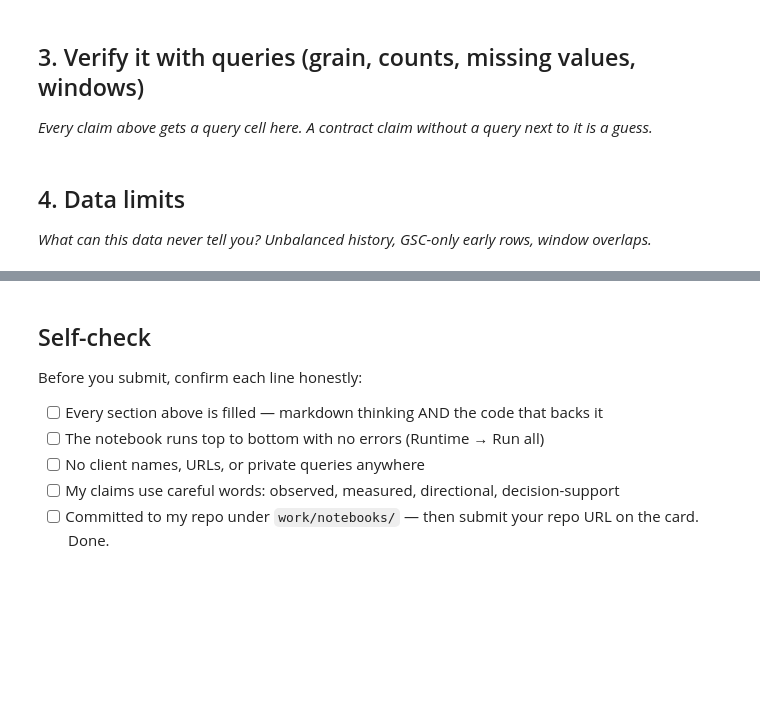
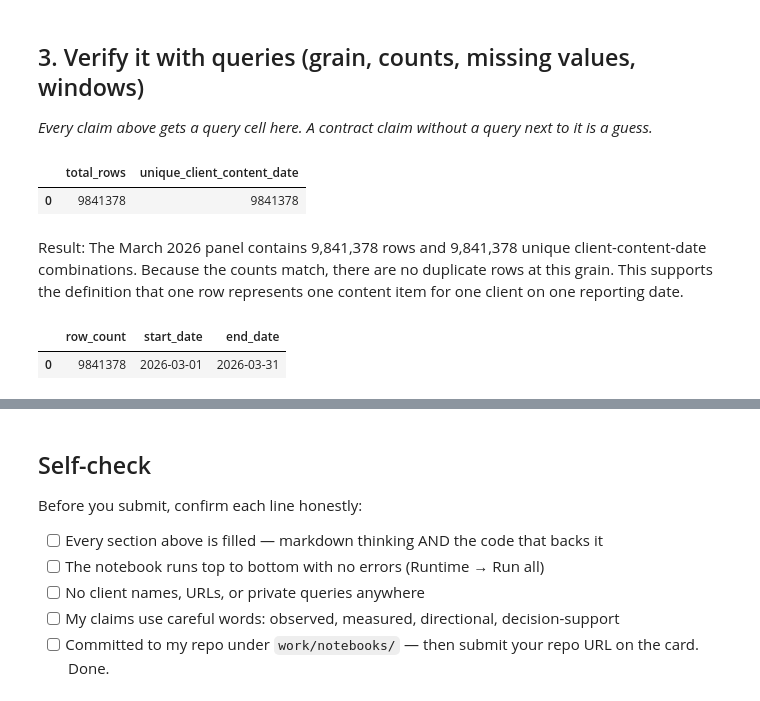
Before and after one commit to victorydavid-lab/Victory, a Jupyter notebook: work/notebooks/w03_data_contract.ipynb, the cells around one changed output, grey strips where cells are left out. Drawn from its saved outputs; the diff is of its cells as text; code cells hidden in the pictures; blank space fills up the shorter version.

```diff
--- a/work/notebooks/w03_data_contract.ipynb
+++ b/work/notebooks/w03_data_contract.ipynb
@@ -30,4 +154,32 @@ This skeleton is yours to fill. Work the sections **in order** — each one has
-# %% [markdown]
-## 4. Data limits
-
-*What can this data never tell you? Unbalanced history, GSC-only early rows, window overlaps.*
+# %%
+# Query 1 — Verify the grain
+# We expect one row per client + content item + reporting date.
+
+grain_check = con.sql(f"""
+SELECT
+    COUNT(*) AS total_rows,
+    COUNT(DISTINCT client_hash_id || '|' || content_hash_id || '|' || CAST(report_date AS VARCHAR)) AS unique_client_content_date
+FROM {TABLES['fact_daily']}
+""").df()
+
+grain_check
+# %% [output]
+|  | total_rows | unique_client_content_date |
+| 0 | 9841378 | 9841378 |
+# %% [markdown]
+Result: The March 2026 panel contains 9,841,378 rows and 9,841,378 unique client-content-date combinations. Because the counts match, there are no duplicate rows at this grain. This supports the definition that one row represents one content item for one client on one reporting date.
+# %%
+# Query 2 — Row count and date span
+
+date_check = con.sql(f"""
+SELECT
+    COUNT(*) AS row_count,
+    MIN(report_date) AS start_date,
+    MAX(report_date) AS end_date
+FROM {TABLES['fact_daily']}
+""").df()
+
+date_check
+# %% [output]
+|  | row_count | start_date | end_date |
+| 0 | 9841378 | 2026-03-01 | 2026-03-31 |
```
Also changed, not shown: parts of 17 cells of this notebook.
